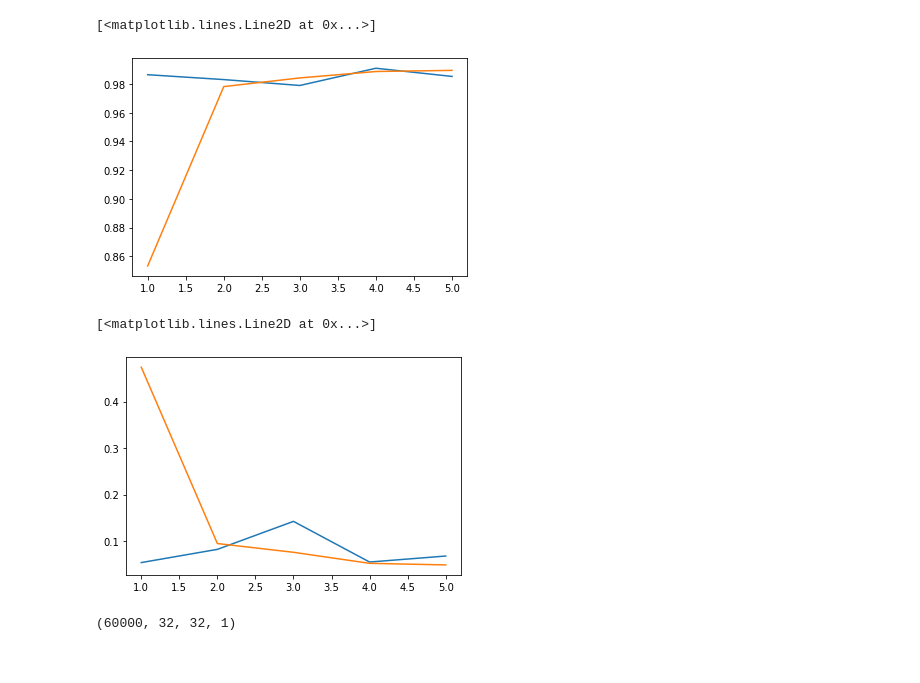
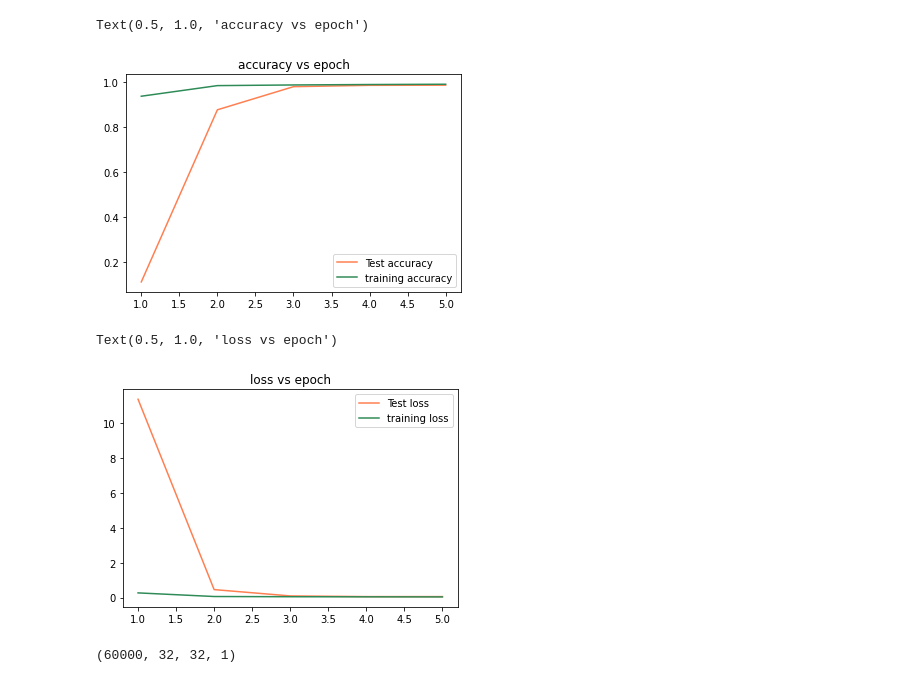
Before and after one commit to deponce/CS680, a Jupyter notebook: A3/A3_3.ipynb, the cells around one changed output. Saved outputs shown, nothing was run; the diff lists cells and outputs as text; code cells hidden in the pictures.

```diff
--- a/A3/A3_3.ipynb
+++ b/A3/A3_3.ipynb
@@ -11,11 +11,12 @@ train_images = train_images.reshape([60000,28,28,1])
 test_images = test_images.reshape([10000,28,28, 1])
 # %%
 IMG_SIZE = 32
-
-resize_and_rescale = tf.keras.Sequential([
-  layers.experimental.preprocessing.Resizing(IMG_SIZE, IMG_SIZE),
-  layers.experimental.preprocessing.Rescaling(1./255)
-])
+mirrored_strategy = tf.distribute.MirroredStrategy()
+with mirrored_strategy.scope():
+    resize_and_rescale = tf.keras.Sequential([
+      layers.experimental.preprocessing.Resizing(IMG_SIZE, IMG_SIZE),
+      layers.experimental.preprocessing.Rescaling(1./255)
+    ])
 
 train_images = np.array([resize_and_rescale(img) for img in train_images])
 test_images = np.array([resize_and_rescale(img) for img in test_images])
@@ -31,11 +34,11 @@ with mirrored_strategy.scope():
         if layer_idx == 0:
             model.add(layers.Conv2D(filters=n_kernel, kernel_size=[3, 3], strides=(1, 1),\
                                     input_shape=(32, 32, 1), activation='relu', padding='same'))
-            model.add(layers.BatchNormalization(axis=1, epsilon=1e-8, center=True))
+            model.add(layers.BatchNormalization())
         else:
             model.add(layers.Conv2D(filters=n_kernel, kernel_size=[3, 3], strides=(1, 1),\
                                     activation='relu', padding='same'))
-            model.add(layers.BatchNormalization(axis=1, epsilon=1e-8, center=True))
+            model.add(layers.BatchNormalization())
         if layer_idx in max_pool_layer_lst:
             model.add(layers.MaxPool2D(pool_size=(2, 2), strides=2, padding='valid'))
     model.add(layers.Flatten())
@@ -67,7 +70,7 @@ _________________________________________________________________
 model.compile(optimizer='adam',
               loss=tf.keras.losses.SparseCategoricalCrossentropy(from_logits=True),
              metrics=['accuracy'])
-history = model.fit(train_images, train_labels, epochs=5, batch_size = 64,
+history = model.fit(train_images, train_labels, epochs=5, batch_size = 256, shuffle=True,
                     validation_data=(test_images, test_labels))
 # %% [output]
 Epoch 1/5
@@ -85,16 +88,20 @@ Epoch 5/5
 # %%
 x_ax = [1,2,3,4,5]
-plt.plot(x_ax, history.history['val_accuracy'])
-plt.plot(x_ax, history.history['accuracy'])
+plt.plot(x_ax, history.history['val_accuracy'], label='Test accuracy', color="coral")
+plt.plot(x_ax, history.history['accuracy'], label='training accuracy', color="seagreen")
+plt.legend()
+plt.title('accuracy vs epoch')
 # %% [output]
-[<matplotlib.lines.Line2D at 0x...>]
+Text(0.5, 1.0, 'accuracy vs epoch')
-[figure, old version]
+[figure, new version]
 # %%
-plt.plot(x_ax, history.history['val_loss'])
-plt.plot(x_ax, history.history['loss'])
+plt.plot(x_ax, history.history['val_loss'], label='Test loss', color="coral")
+plt.plot(x_ax, history.history['loss'], label='training loss', color="seagreen")
+plt.legend()
+plt.title('loss vs epoch')
 # %% [output]
-[<matplotlib.lines.Line2D at 0x...>]
+Text(0.5, 1.0, 'loss vs epoch')
-[figure, old version]
+[figure, new version]
 # %%
 np.flip(train_images, 1).shape
 # %% [output]
```
Also changed, not shown: parts of 15 cells of this notebook, 1 other file.
